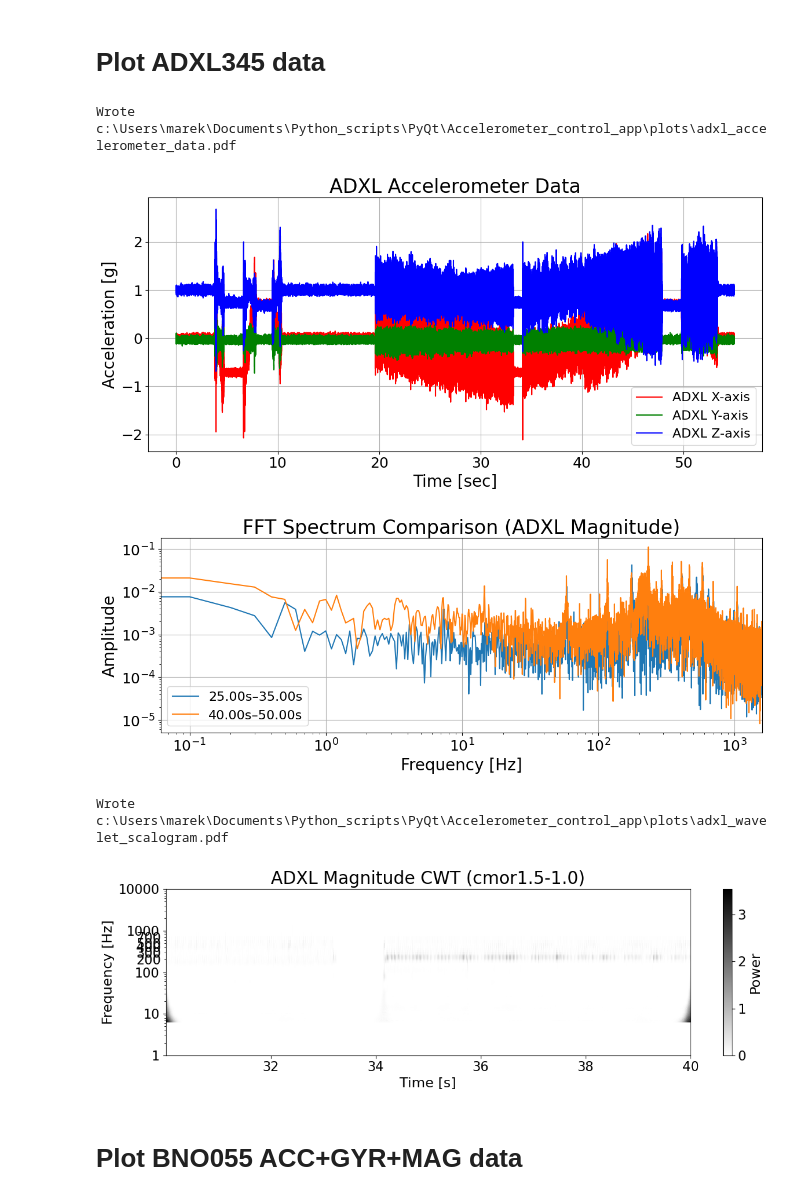
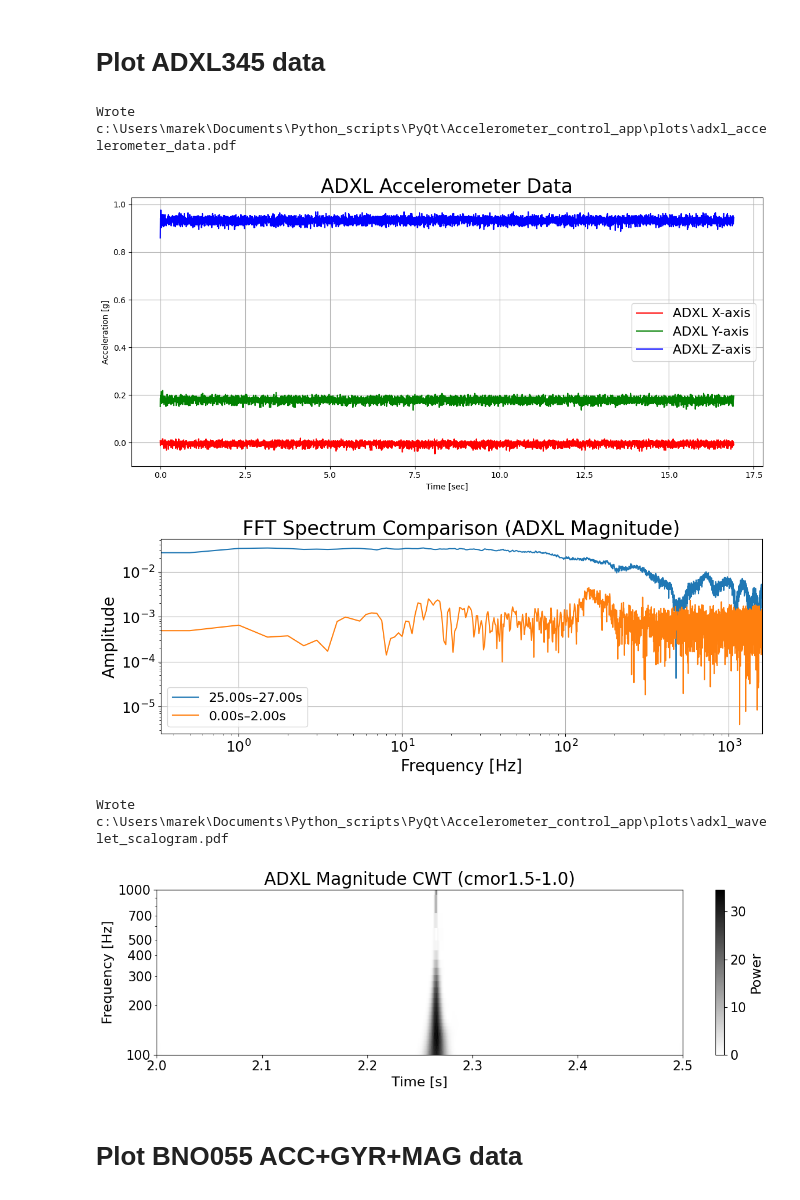
Before and after one commit to drasalmarek/Accelerometer_control_app, a Jupyter notebook: raw_data_parser.ipynb, the cells around one changed output. Cells and saved outputs as stored; diff of their text form; code cells hidden in the pictures.

```diff
--- a/raw_data_parser.ipynb
+++ b/raw_data_parser.ipynb
@@ -17,6 +17,7 @@ sensor_data = {
         'z' : [],
         'timestamps' : [],
         'sampling_rates' : [],
+        'data_sizes' : [],
         'avg_sampling_rate' : 0
     },
 
@@ -47,6 +48,7 @@ sensor_data = {
         'single_size' : (6*3 + 6 + 8 + 6 + 6 + 1), # 45
 
         'timestamps' : [],
+        'data_sizes' : [],
         'sampling_rates' : [],
         'avg_sampling_rate' : 0
     },
@@ -55,6 +57,7 @@ sensor_data = {
         'values_ch1' : [],
         'values_ch2' : [],
         'timestamps' : [],
+        'data_sizes' : [],
         'sampling_rates' : [],
         'avg_sampling_rate' : 0
     }
@@ -71,7 +74,7 @@ def bytes_to_data(bytes_read, number_of_values):
         output.append(val)
     return output
 
-with open('cnc_4_axis_00.bin', 'rb') as bin_file:
+with open('adxl_400_00.bin', 'rb') as bin_file:
     first_header = bin_file.read(4)
     # HAL_GetTick() is a uint32_t copied with memcpy — assume little-endian
     global_start_time = struct.unpack('<I', first_header)[0]
@@ -87,6 +90,7 @@ with open('cnc_4_axis_00.bin', 'rb') as bin_file:
         if index == 1:
             start_time = sensor_data['adxl']['timestamps'][-1] if sensor_data['adxl']['timestamps'] else global_start_time
             sensor_data['adxl']['timestamps'].append(timestamp)
+            sensor_data['adxl']['data_sizes'].append(int(data_size / 6))
             sampling_rate = (data_size / 6) / ((timestamp - start_time) / 1000)
             sensor_data['adxl']['sampling_rates'].append(sampling_rate)
             for _ in range(data_size//6):
@@ -100,6 +104,7 @@ with open('cnc_4_axis_00.bin', 'rb') as bin_file:
         elif index == 2:
             start_time = sensor_data['bno']['timestamps'][-1] if sensor_data['bno']['timestamps'] else global_start_time
             sensor_data['bno']['timestamps'].append(timestamp)
+            sensor_data['bno']['data_sizes'].append(int(data_size / sensor_data['bno']['single_size']))
             sampling_rate = (data_size / sensor_data['bno']['single_size']) / ((timestamp - start_time) / 1000)
             sensor_data['bno']['sampling_rates'].append(sampling_rate)
             for _ in range(data_size//sensor_data['bno']['single_size']):
@@ -163,6 +168,7 @@ with open('cnc_4_axis_00.bin', 'rb') as bin_file:
             sensor_data['adc0']['timestamps'].append(timestamp)
             sampling_rate = (data_size / 4) / ((timestamp - start_time) / 1000)
             sensor_data['adc0']['sampling_rates'].append(sampling_rate)
+            sensor_data['adc0']['data_sizes'].append(int(data_size / 4))
             for _ in range(data_size // 4):
                 bytes_read = bin_file.read(4)  # 2 bytes for CH1 + 2 bytes for CH2
                 if len(bytes_read) < 4:
@@ -615,15 +653,15 @@ print(f"Wrote {pdf_output_path}")
 plt.show()
 # %% [output]
 Wrote c:\Users\marek\Documents\Python_scripts\PyQt\Accelerometer_control_app\plots\adxl_accelerometer_data.pdf
-[figure, old version]
+[figure, new version]
 # %%
 # FFT comparison for two distinct ADXL time windows on one graph
 
 # --- User-defined windows [s] ---
 t_start_1 = 25
-start_end_1 = 35
-t_start_2 = 40
-start_end_2 = 50
+start_end_1 = 27
+t_start_2 = 0
+start_end_2 = 2
 
 # Optional display limit
 max_freq_hz = 1600
@@ -649,34 +687,34 @@ def fft_from_window(signal, t_axis, t0, t1, fs_hz):
         raise ValueError(f"Window [{t0}, {t1}] has too few samples ({len(s)}).")
 
     s = s - np.mean(s)
     w = np.hanning(len(s))
     yf = np.fft.rfft(s * w)
     xf = np.fft.rfftfreq(len(s), d=1.0 / fs_hz)
     amp = (2.0 / np.sum(w)) * np.abs(yf)
     return xf, amp
 
 f1, a1 = fft_from_window(sig, t_sig, t_start_1, start_end_1, fs)
 f2, a2 = fft_from_window(sig, t_sig, t_start_2, start_end_2, fs)
 
 fig_fft, ax_fft = plt.subplots(figsize=(12, 5))
 ax_fft.plot(f1, a1, color="tab:blue", label=f"{t_start_1:.2f}s–{start_end_1:.2f}s")
 ax_fft.plot(f2, a2, color="tab:orange", label=f"{t_start_2:.2f}s–{start_end_2:.2f}s")
 
 ax_fft.set_title("FFT Spectrum Comparison (ADXL Magnitude)")
 ax_fft.set_xlabel("Frequency [Hz]")
 ax_fft.set_xscale("log")
 ax_fft.set_ylabel("Amplitude")
 ax_fft.set_yscale("log")
 ax_fft.grid(True)
 ax_fft.legend()
 
 if max_freq_hz is not None:
     ax_fft.set_xlim(0, max_freq_hz)
 
 fig_fft.tight_layout()
 plt.show()
 # %% [output]
-[figure, old version]
+[figure, new version]
 # %%
 import pywt
 from matplotlib.ticker import FuncFormatter
@@ -684,8 +722,8 @@ from matplotlib.ticker import FuncFormatter
 # Wavelet transform (CWT) for ADXL data in a selected time window, with PDF export
 
 # --- User parameters ---
-t_start = 30   # [s]
-t_end = 40    # [s]
+t_start = 2   # [s]
+t_end = 2.5    # [s]
 wavelet_name = "cmor1.5-1.0"
 scales = np.arange(1, 512)  # increase max for better low-frequency resolution
 
@@ -742,9 +780,9 @@ ax.set_xlabel("Time [s]")
 ax.set_ylabel("Frequency [Hz]")
 ax.set_title(f"ADXL Magnitude CWT ({wavelet_name})")
 ax.set_yscale("log")
-ax.set_ylim(1, 10000)
+ax.set_ylim(100, 1000)
 ax.yaxis.set_major_formatter(FuncFormatter(lambda y, _: f'{int(y)}'))
-minor_ticks_to_show = [1, 10, 100, 200, 300, 400, 500, 700]
+minor_ticks_to_show = [100, 200, 300, 400, 500, 700]
 ax.yaxis.set_minor_formatter(FuncFormatter(lambda y, _: f'{int(y)}' if int(y) in minor_ticks_to_show else ''))
 fig.colorbar(pcm, ax=ax, label="Power")
 
@@ -758,7 +796,7 @@ fig.savefig(pdf_output_path, format="pdf", bbox_inches="tight", dpi=300)
 print(f"Wrote {pdf_output_path}")
 # %% [output]
 Wrote c:\Users\marek\Documents\Python_scripts\PyQt\Accelerometer_control_app\plots\adxl_wavelet_scalogram.pdf
-[figure, old version]
+[figure, new version]
 # %% [markdown]
 # Plot BNO055 ACC+GYR+MAG data
 # %%
```
Also changed, not shown: parts of 5 cells of this notebook, 39 other files.
